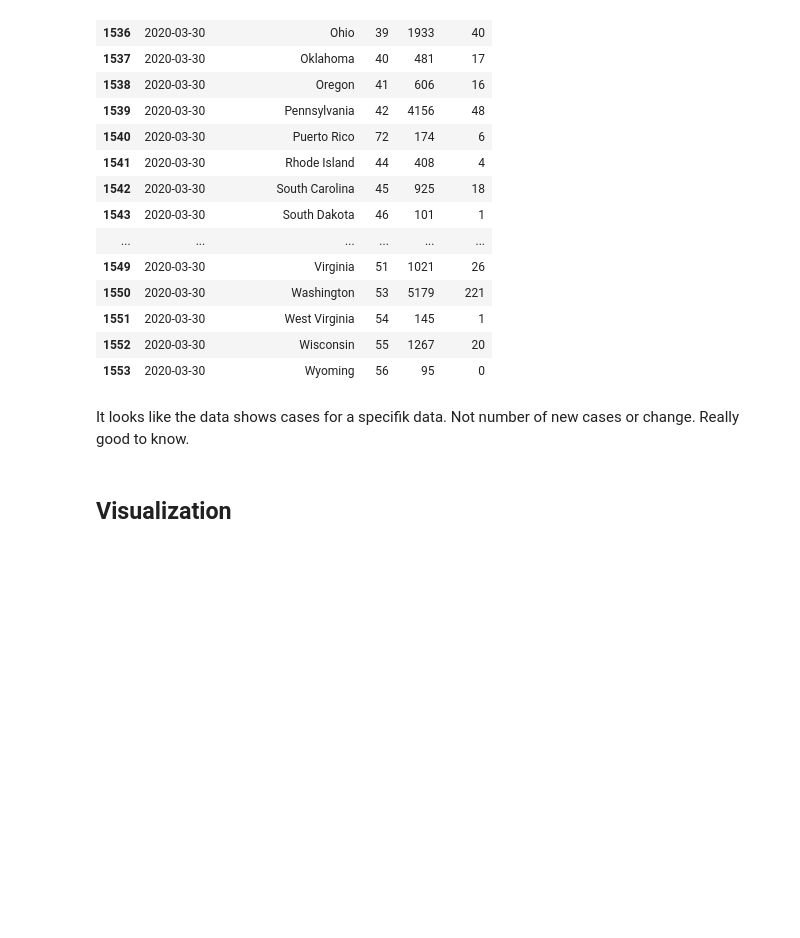
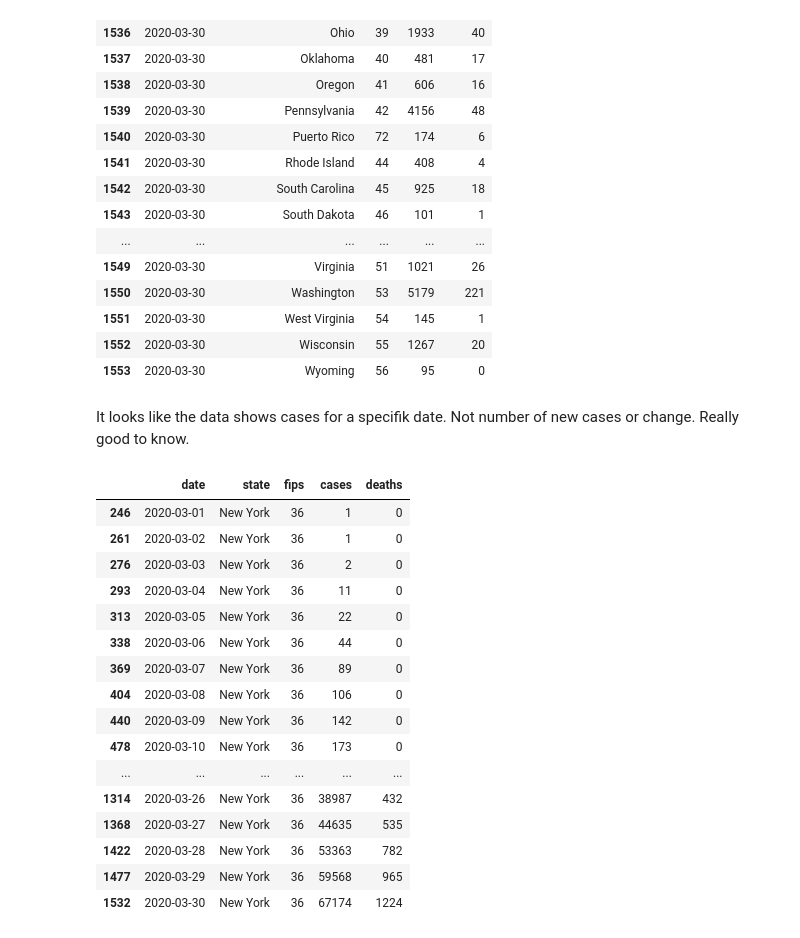
Before and after one commit to yhpf/nyt_covid-19, a Jupyter notebook: NYT_Covid-19.ipynb, the cells around one changed output. Drawn from its saved outputs; the diff is of its cells as text; code cells hidden in the pictures; blank space fills up the shorter version.

```diff
--- a/NYT_Covid-19.ipynb
+++ b/NYT_Covid-19.ipynb
@@ -160,6 +160,26 @@ states.tail(20)
 | 1552 | 2020-03-30 | Wisconsin | 55 | 1267 | 20 |
 | 1553 | 2020-03-30 | Wyoming | 56 | 95 | 0 |
 # %% [markdown]
-It looks like the data shows cases for a specifik data. Not number of new cases or change. Really good to know.
+It looks like the data shows cases for a specifik date. Not number of new cases or change. Really good to know.
-# %% [markdown]
-## Visualization
+# %%
+# Development of total of number of cases in New York state
+new_york = states[states['state']== 'New York']
+new_york
+# %% [output]
+|  | date | state | fips | cases | deaths |
+| 246 | 2020-03-01 | New York | 36 | 1 | 0 |
+| 261 | 2020-03-02 | New York | 36 | 1 | 0 |
+| 276 | 2020-03-03 | New York | 36 | 2 | 0 |
+| 293 | 2020-03-04 | New York | 36 | 11 | 0 |
+| 313 | 2020-03-05 | New York | 36 | 22 | 0 |
+| 338 | 2020-03-06 | New York | 36 | 44 | 0 |
+| 369 | 2020-03-07 | New York | 36 | 89 | 0 |
+| 404 | 2020-03-08 | New York | 36 | 106 | 0 |
+| 440 | 2020-03-09 | New York | 36 | 142 | 0 |
+| 478 | 2020-03-10 | New York | 36 | 173 | 0 |
+| ... | ... | ... | ... | ... | ... |
+| 1314 | 2020-03-26 | New York | 36 | 38987 | 432 |
+| 1368 | 2020-03-27 | New York | 36 | 44635 | 535 |
+| 1422 | 2020-03-28 | New York | 36 | 53363 | 782 |
+| 1477 | 2020-03-29 | New York | 36 | 59568 | 965 |
+| 1532 | 2020-03-30 | New York | 36 | 67174 | 1224 |
```
Also changed, not shown: parts of 5 cells of this notebook.
